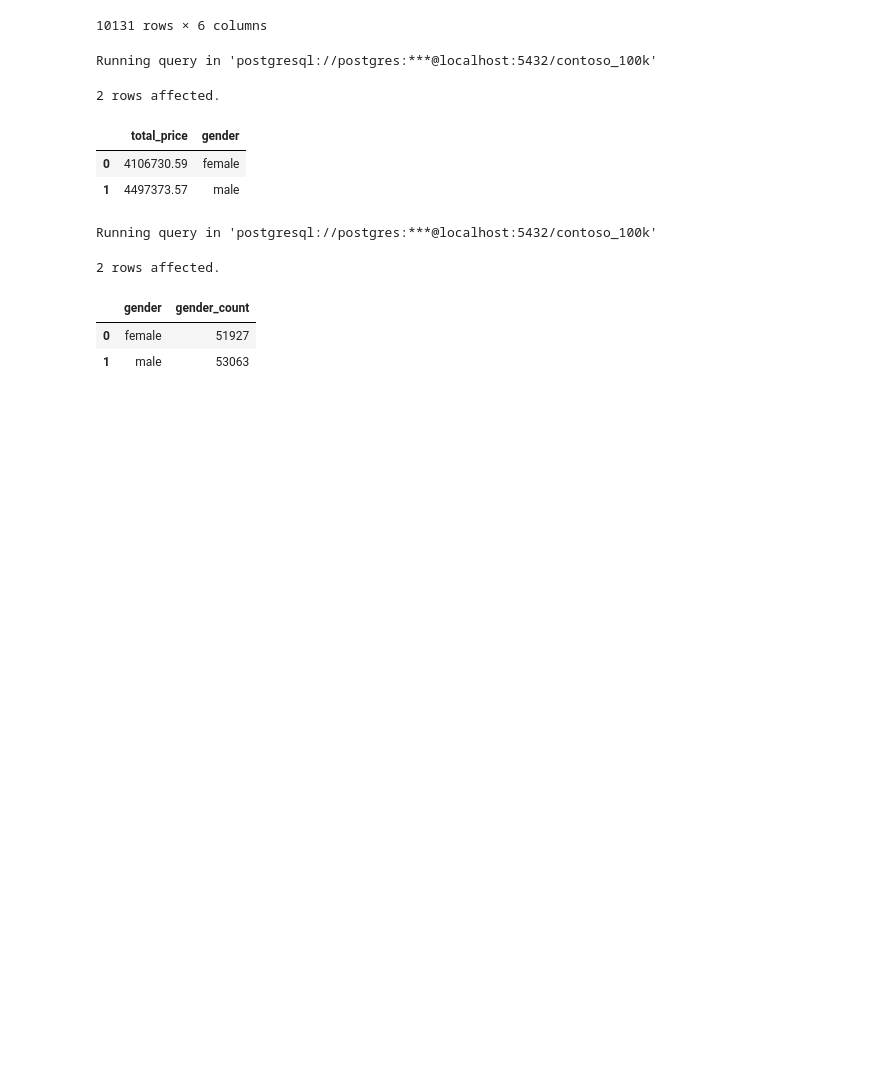
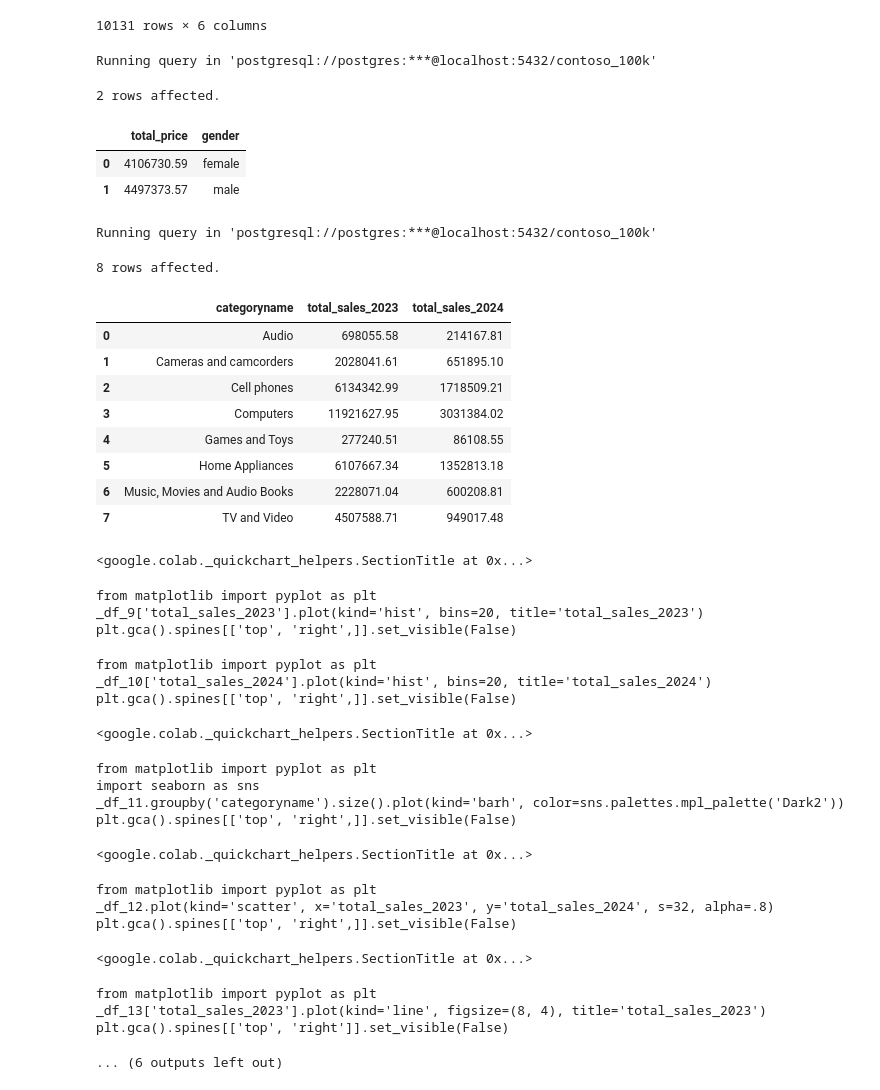
Before and after one commit to frank-hub/contoso_sql_analysis, a Jupyter notebook: Resources/Blank_SQL_Notebook.ipynb, the cells around one changed output. Saved outputs shown, nothing was run; the diff lists cells and outputs as text; code cells hidden in the pictures; blank space fills up the shorter version.

```diff
--- a/Resources/Blank_SQL_Notebook.ipynb
+++ b/Resources/Blank_SQL_Notebook.ipynb
@@ -117,16 +117,45 @@ Running query in 'postgresql://postgres:***@localhost:5432/contoso_100k'
 |  | total_price | gender |
 | 0 | 4106730.59 | female |
 | 1 | 4497373.57 | male |
-# %%
-%%sql
-
-SELECT gender,
-  COUNT(gender) AS gender_count
-FROM customer
-GROUP BY gender
-# %% [output]
-Running query in 'postgresql://postgres:***@localhost:5432/contoso_100k'
-2 rows affected.
-|  | gender | gender_count |
-| 0 | female | 51927 |
-| 1 | male | 53063 |
+# %%
+%%sql
+
+SELECT p.categoryname,
+  SUM(CASE WHEN s.orderdate BETWEEN '2023-01-01' AND '2023-12-31' THEN (s.quantity * s.unitprice) END) AS total_sales_2023,
+  SUM(CASE WHEN s.orderdate BETWEEN '2024-01-01' AND '2024-12-31' THEN (s.quantity * s.unitprice) END) AS total_sales_2024
+FROM sales s
+LEFT JOIN product p ON s.productkey = p.productkey
+GROUP BY p.categoryname
+# %% [output]
+Running query in 'postgresql://postgres:***@localhost:5432/contoso_100k'
+8 rows affected.
+|  | categoryname | total_sales_2023 | total_sales_2024 |
+| 0 | Audio | 698055.58 | 214167.81 |
+| 1 | Cameras and camcorders | 2028041.61 | 651895.10 |
+| 2 | Cell phones | 6134342.99 | 1718509.21 |
+| 3 | Computers | 11921627.95 | 3031384.02 |
+| 4 | Games and Toys | 277240.51 | 86108.55 |
+| 5 | Home Appliances | 6107667.34 | 1352813.18 |
+| 6 | Music, Movies and Audio Books | 2228071.04 | 600208.81 |
+| 7 | TV and Video | 4507588.71 | 949017.48 |
+<google.colab._quickchart_helpers.SectionTitle at 0x...>
+from matplotlib import pyplot as plt
+_df_9['total_sales_2023'].plot(kind='hist', bins=20, title='total_sales_2023')
+plt.gca().spines[['top', 'right',]].set_visible(False)
+from matplotlib import pyplot as plt
+_df_10['total_sales_2024'].plot(kind='hist', bins=20, title='total_sales_2024')
+plt.gca().spines[['top', 'right',]].set_visible(False)
+<google.colab._quickchart_helpers.SectionTitle at 0x...>
+from matplotlib import pyplot as plt
+import seaborn as sns
+_df_11.groupby('categoryname').size().plot(kind='barh', color=sns.palettes.mpl_palette('Dark2'))
+plt.gca().spines[['top', 'right',]].set_visible(False)
+<google.colab._quickchart_helpers.SectionTitle at 0x...>
+from matplotlib import pyplot as plt
+_df_12.plot(kind='scatter', x='total_sales_2023', y='total_sales_2024', s=32, alpha=.8)
+plt.gca().spines[['top', 'right',]].set_visible(False)
+<google.colab._quickchart_helpers.SectionTitle at 0x...>
+from matplotlib import pyplot as plt
+_df_13['total_sales_2023'].plot(kind='line', figsize=(8, 4), title='total_sales_2023')
+plt.gca().spines[['top', 'right']].set_visible(False)
+... (6 outputs left out)
```
Also changed, not shown: parts of 1 cell of this notebook.
